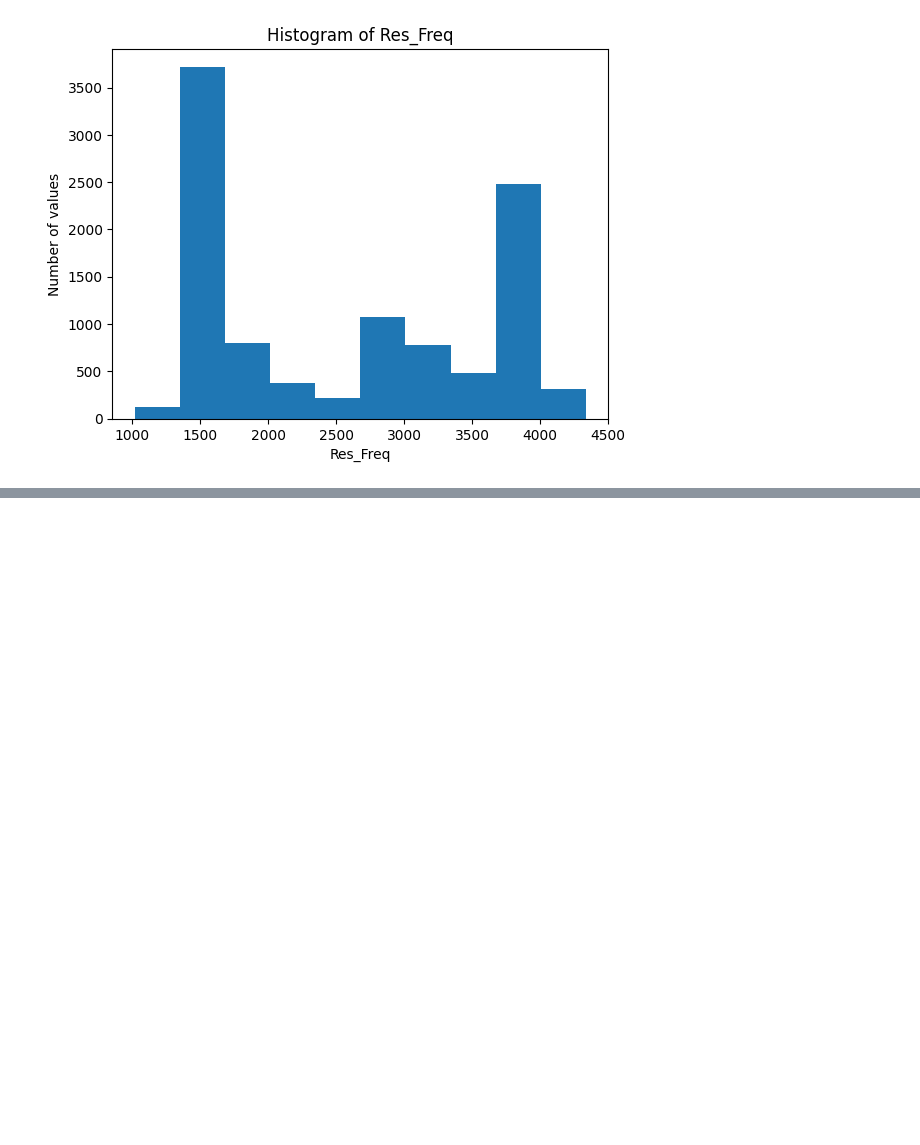
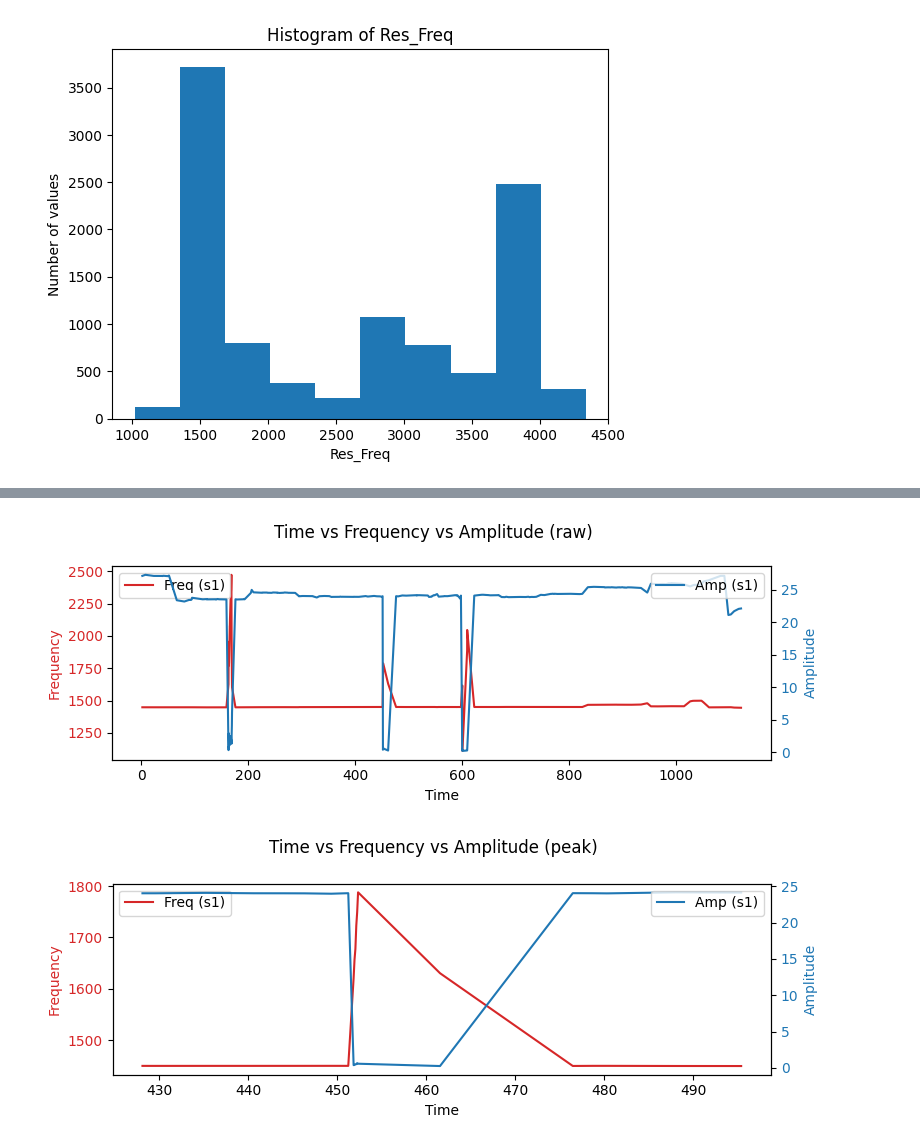
Before and after one commit to Weyrd/Cells_characteristics_Mems_ai, a Jupyter notebook: data_/model_train.ipynb, the cells around one changed output, grey strips where cells are left out. Drawn from its saved outputs; the diff is of its cells as text; code cells hidden in the pictures; blank space fills up the shorter version.

```diff
--- a/data_/model_train.ipynb
+++ b/data_/model_train.ipynb
@@ -10,7 +9,7 @@ import io
 import matplotlib.pyplot as plt
 # %%
-global df, dfO
-dfO = pd.DataFrame(columns=["Time", "Res_Freq", "Amplitude", "Phase", "Sample_number"])
+global dfO
+dfO = pd.DataFrame(columns=["Time", "Res_Freq", "Amplitude", "Phase", "Sample_number", "Peak", "Before_Compression", "After_Compression", "Compression_Ratio", "Compression_Time"])
 # %%
 def reload_data(debug=False):
     #deep copy of dfO
@@ -135,3 +213,30 @@ df = drop_outliers(debug:=False, options:=None)
+# %%
+def get_df(option_get_df: dict=None, options_get_peak: dict=None, options_outliers: dict=None, debug=False):
+
+    options_default = {"type": None}
+
+    if option_get_df is not None:
+        if debug: print("options received:" , option_get_df)
+        for key in options_default.keys():
+            if key in option_get_df.keys():
+                options_default[key] = option_get_df[key]
+        option_get_df = options_default
+    else:
+        option_get_df = options_default
+
+    if option_get_df["type"] == "raw":
+        df = drop_outliers(options_outliers, debug)
+
+    elif option_get_df["type"] == "peak":
+        df = get_longest_peak_intrvl_Res_Freq(options_get_peak,
+                                                options_outliers,
+                                                debug)
+    else:
+        df = get_longest_peak_intrvl_Res_Freq(options_get_peak,
+                                                options_outliers,
+                                                debug)
+
+    return df
 # %%
 def plot_data_repartition(debug=False, options_outliers:dict=None):
     df = drop_outliers(debug, options_outliers)
@@ -225,0 +362,10 @@ dfs-> downsampling at 10.0% in [1350: 1600]: (23099, 5)
+# %%
+
+graph_to_plot = [1]
+plot_time_vs_Res_Freq_vs_Amplitude(graph_to_plot, options_plot={"type" : "raw"})
+plot_time_vs_Res_Freq_vs_Amplitude(graph_to_plot, options_plot= {"type" : "peak"})
+
+# test voir si le temps de compression est bien calculé
+# %% [output]
+[figure, added]
+[figure, added]
```
Also changed, not shown: parts of 6 cells of this notebook.
